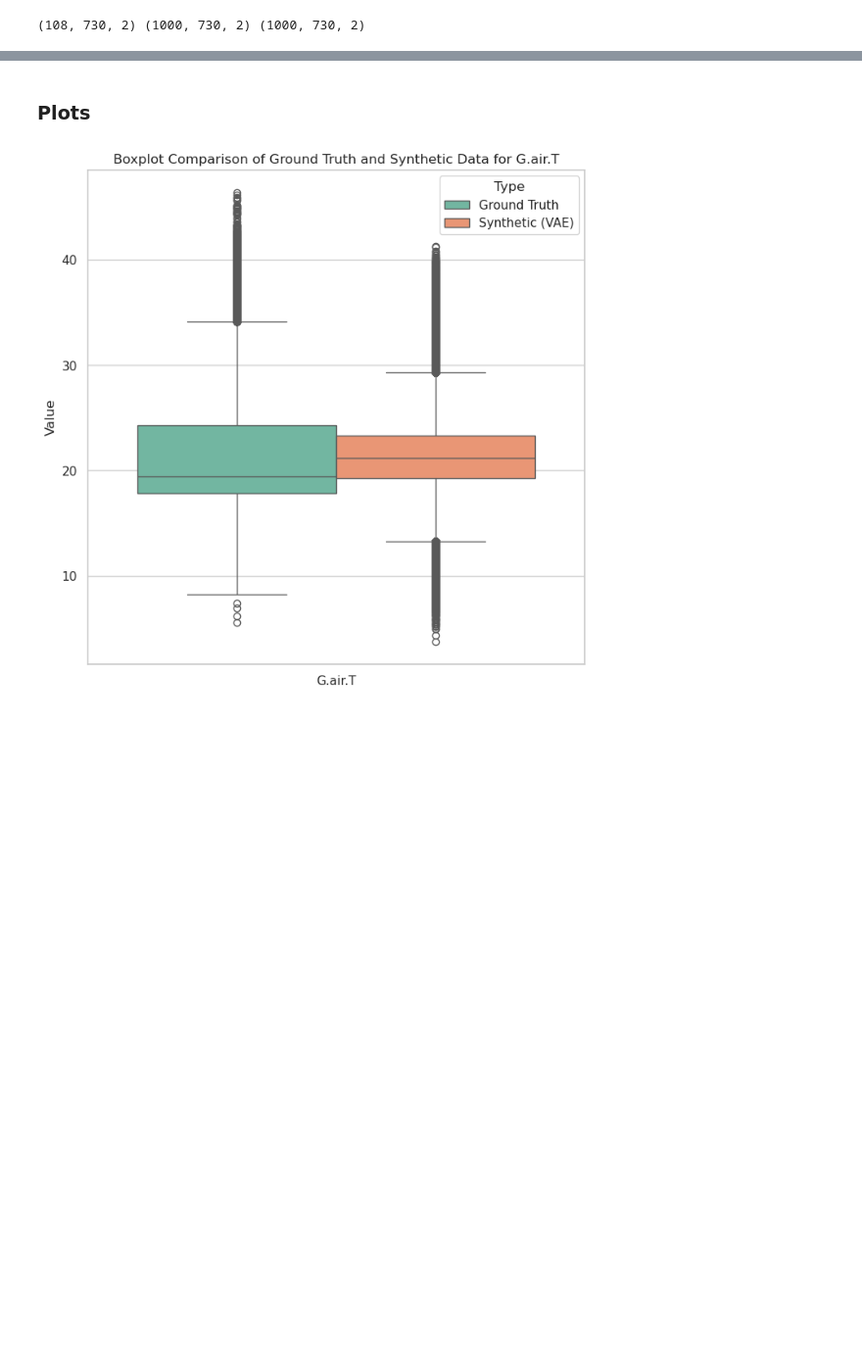
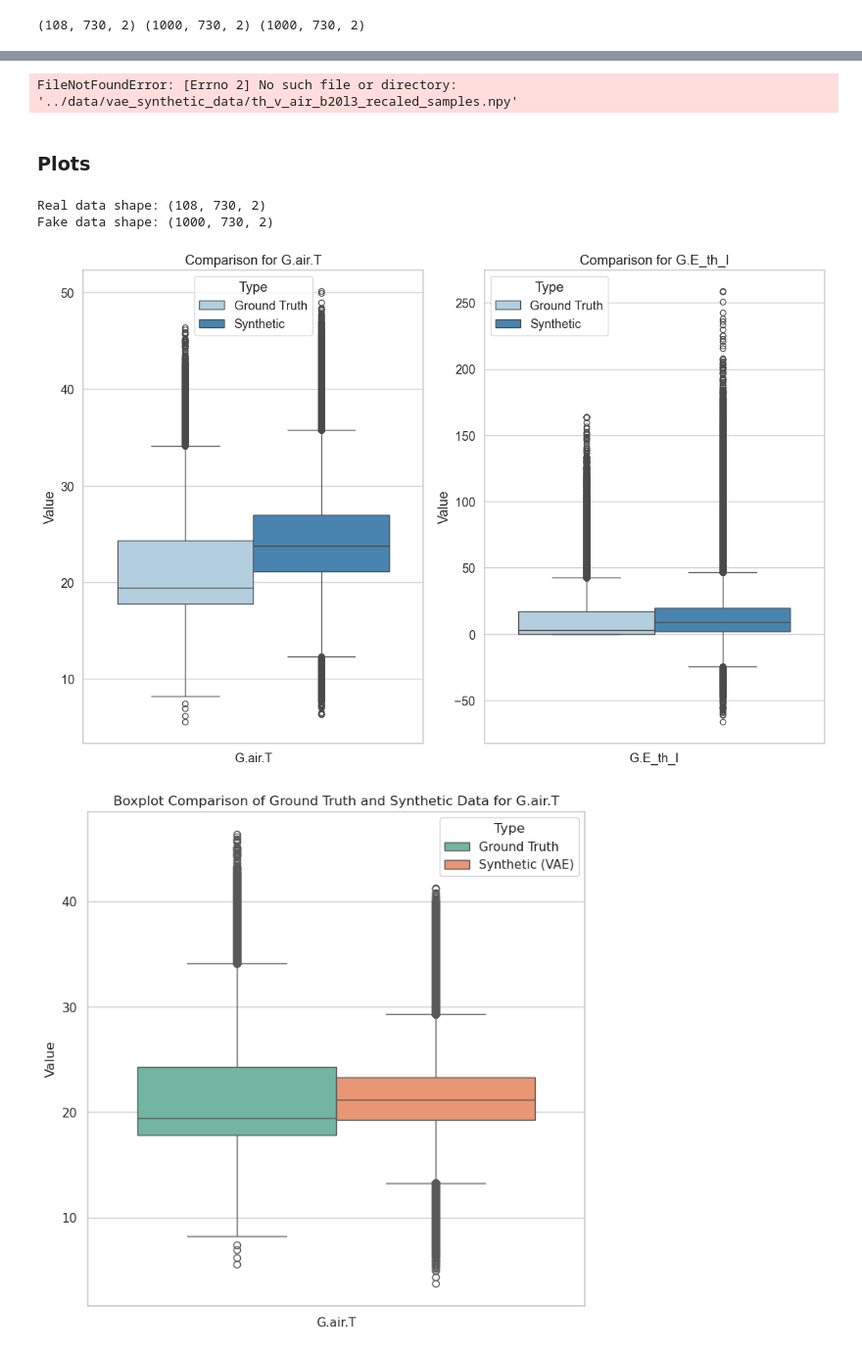
Before and after one commit to Matthewjmcc/fyp, a Jupyter notebook: src/synthetic_data_analysis.ipynb, the cells around one changed output, grey strips where cells are left out. Shown at 98% size. Saved outputs shown, nothing was run; the diff lists cells and outputs as text; code cells hidden in the pictures; blank space fills up the shorter version.

```diff
--- a/src/synthetic_data_analysis.ipynb
+++ b/src/synthetic_data_analysis.ipynb
@@ -81,7 +107,62 @@ plt.show()#plt.savefig(f'../imgs/gan_data/{model_name}_boxplot_comparisons.png')
 # %%
 features = ['G.air.T', 'G.E_th_I'] if MODEL==0 else ['G.sky.T', 'G.E_el_I']
+# %%
+if MODEL==0:
+    best_vae_data = np.load(f'../data/vae_synthetic_data/{model_name}_b20l3_recaled_samples.npy')
+    best_gan_data = np.load(f'../data/gan_synthetic_data/{model_name}_b20e100_recaled_samples.npy')
+else:
+    best_vae_data = np.load(f'../data/vae_synthetic_data/{model_name}_b20l3_recaled_samples.npy')
+    best_gan_data = np.load(f'../data/gan_synthetic_data/{model_name}_b12e100_recaled_samples.npy')
+# %% [output]
+FileNotFoundError: [Errno 2] No such file or directory: '../data/vae_synthetic_data/th_v_air_b20l3_recaled_samples.npy'
 # %% [markdown]
 <h3> Plots </h3>
+# %%
+import numpy as np
+import pandas as pd
+import seaborn as sns
+import matplotlib.pyplot as plt
+
+def plot_box(real_data, fake_data, features, dir):
+    sns.set(style="whitegrid", font_scale=1.2)
+
+    # Convert to NumPy arrays if not already (ensuring correct data structure)
+    real_data = np.array(real_data)
+    fake_data = np.array(fake_data)
+
+    # Check and print data shape to ensure correctness
+    print("Real data shape:", real_data.shape)
+    print("Fake data shape:", fake_data.shape)
+
+    # Assuming the data is correctly shaped as expected with three dimensions
+    if len(real_data.shape) == 3 and len(fake_data.shape) == 3:
+        fig, axs = plt.subplots(1, len(features), figsize=(6 * len(features), 8))
+
+        for index, ax in enumerate(axs):
+            data = {
+                'Value': np.concatenate([real_data[:, :, index].flatten(), fake_data[:, :, index].flatten()]),
+                'Type': ['Ground Truth'] * len(real_data[:, :, index].flatten()) + ['Synthetic'] * len(fake_data[:, :, index].flatten()),
+                'Feature': [features[index]] * (len(real_data[:, :, index].flatten()) + len(fake_data[:, :, index].flatten()))
+            }
+            df = pd.DataFrame(data)
+            sns.boxplot(x='Feature', y='Value', hue='Type', data=df, palette="Blues", ax=ax)
+            ax.set_title(f'Comparison for {features[index]}')
+            ax.set_xlabel('')
+            ax.set_ylabel('Value')
+
+        plt.tight_layout()
+        plt.show()
+    else:
+        print("Data does not have the expected three-dimensional structure.")
+
+# Example usage, replace with your actual data loading logic
+# base_data and vae_data should be loaded or defined before this call
+features = ['G.air.T', 'G.E_th_I']
+plot_box(base_data, vae_data[2], features, 'directory_name')
+# %% [output]
+Real data shape: (108, 730, 2)
+Fake data shape: (1000, 730, 2)
+[figure, added]
 # %%
 def plot_box(real_data, fake_data, dir):
     sns.set(style="whitegrid")
```
Also changed, not shown: parts of 6 cells of this notebook, 6 other files.
